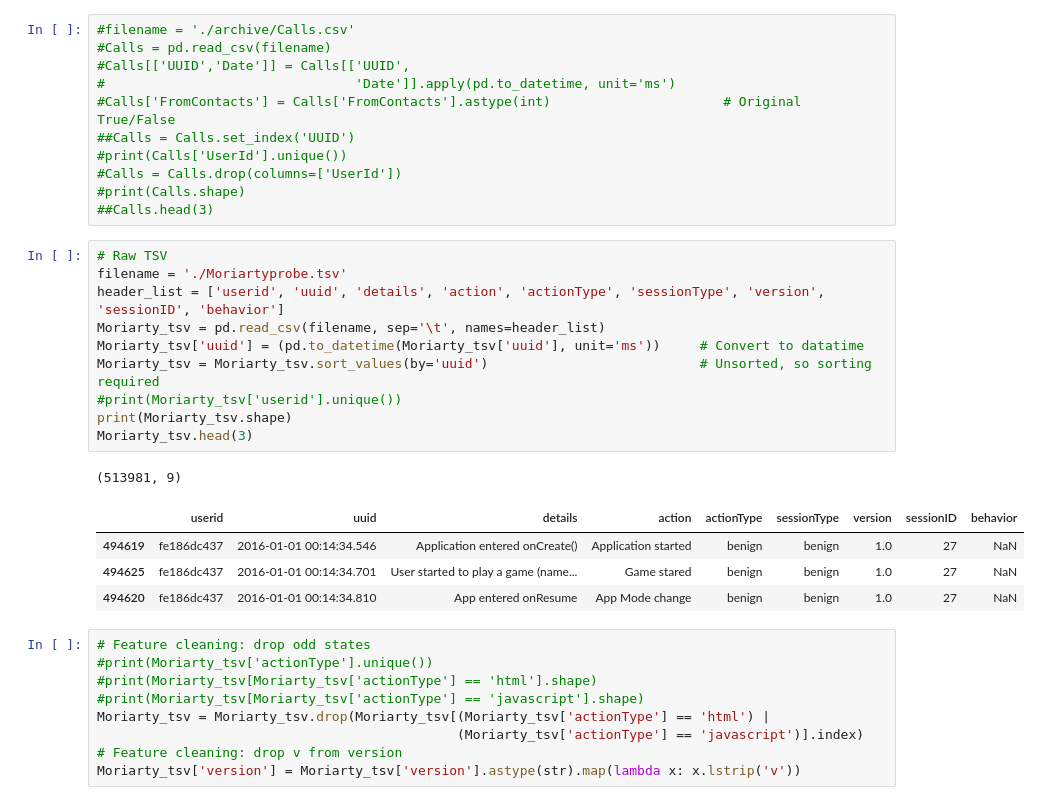
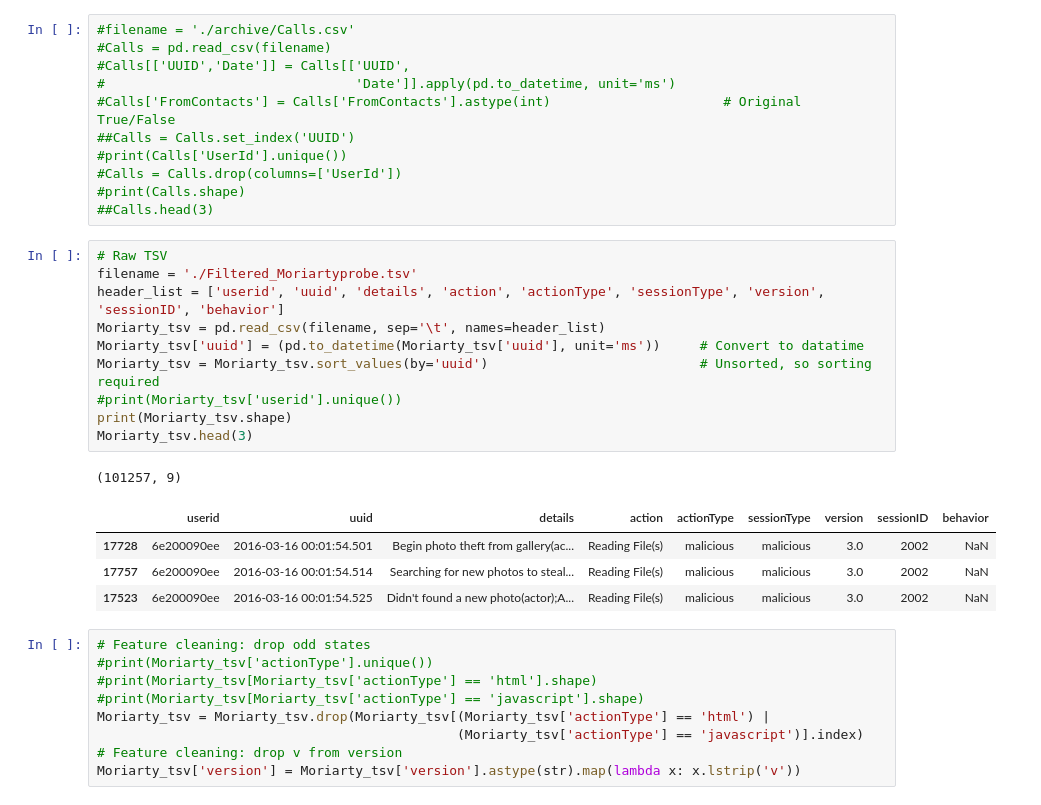
Before and after one commit to kentlingcampbell/project_SherLock, a Jupyter notebook: SherLock.ipynb, the cells around one changed output. Drawn from its saved outputs; the diff is of its cells as text.

```diff
--- a/SherLock.ipynb
+++ b/SherLock.ipynb
@@ -108,20 +110,20 @@ print(Bluetooth_tsv.shape)
 ##Calls.head(3)
 # %%
 # Raw TSV
-filename = './Moriartyprobe.tsv'
+filename = './Filtered_Moriartyprobe.tsv'
 header_list = ['userid', 'uuid', 'details', 'action', 'actionType', 'sessionType', 'version', 'sessionID', 'behavior']
 Moriarty_tsv = pd.read_csv(filename, sep='\t', names=header_list)
 Moriarty_tsv['uuid'] = (pd.to_datetime(Moriarty_tsv['uuid'], unit='ms'))     # Convert to datatime
 Moriarty_tsv = Moriarty_tsv.sort_values(by='uuid')                           # Unsorted, so sorting required
 #print(Moriarty_tsv['userid'].unique())
 print(Moriarty_tsv.shape)
 Moriarty_tsv.head(3)
 # %% [output]
-(513981, 9)
+(101257, 9)
 |  | userid | uuid | details | action | actionType | sessionType | version | sessionID | behavior |
-| 494619 | fe186dc437 | 2016-01-01 00:14:34.546 | Application entered onCreate() | Application started | benign | benign | 1.0 | 27 | NaN |
-| 494625 | fe186dc437 | 2016-01-01 00:14:34.701 | User started to play a game (name... | Game stared | benign | benign | 1.0 | 27 | NaN |
-| 494620 | fe186dc437 | 2016-01-01 00:14:34.810 | App entered onResume | App Mode change | benign | benign | 1.0 | 27 | NaN |
+| 17728 | 6e200090ee | 2016-03-16 00:01:54.501 | Begin photo theft from gallery(ac... | Reading File(s) | malicious | malicious | 3.0 | 2002 | NaN |
+| 17757 | 6e200090ee | 2016-03-16 00:01:54.514 | Searching for new photos to steal... | Reading File(s) | malicious | malicious | 3.0 | 2002 | NaN |
+| 17523 | 6e200090ee | 2016-03-16 00:01:54.525 | Didn't found a new photo(actor);A... | Reading File(s) | malicious | malicious | 3.0 | 2002 | NaN |
 # %%
 # Feature cleaning: drop odd states
 #print(Moriarty_tsv['actionType'].unique())
```
Also changed, not shown: parts of 12 cells of this notebook.
